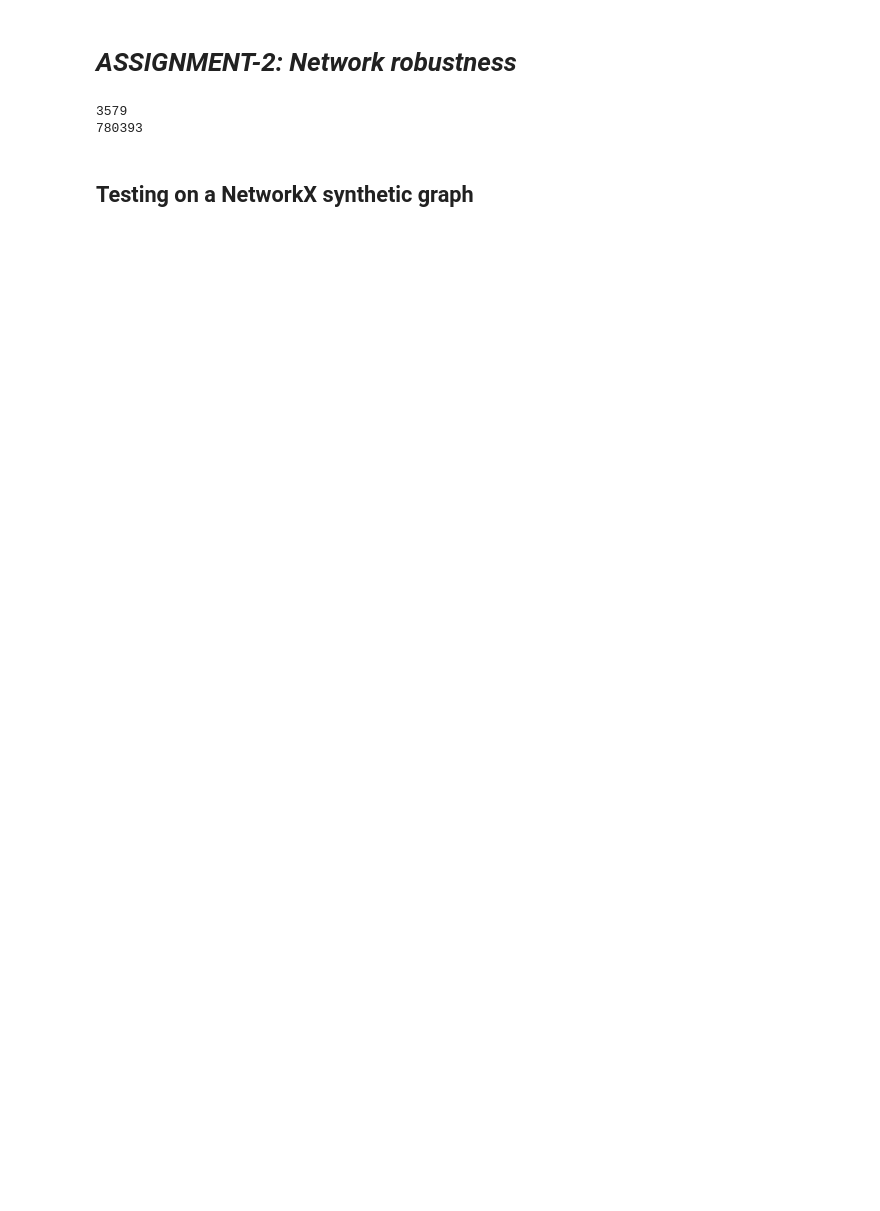
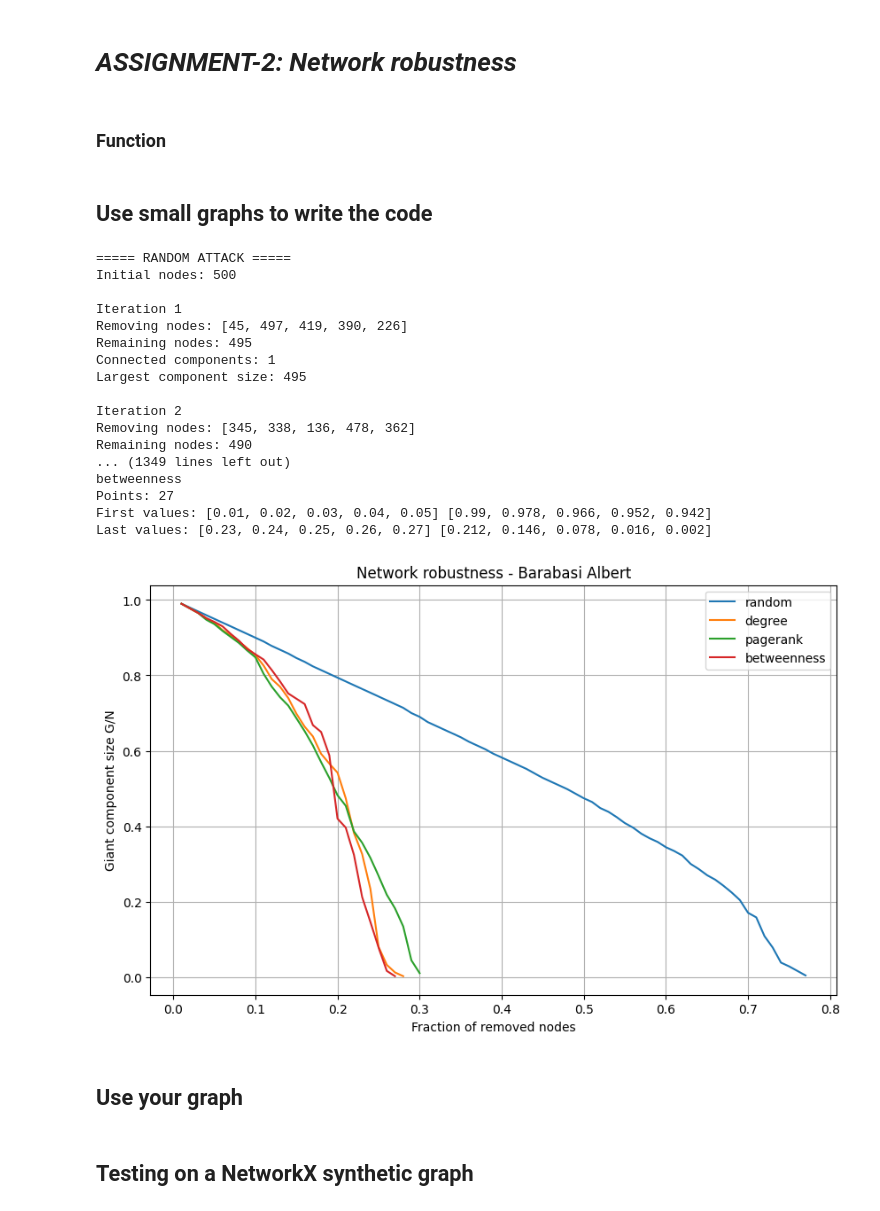
Before and after one commit to CamillaMagistrello/NETWORK_ANALYSIS, a Jupyter notebook: ASSIGNMENTS/src/assignment2.ipynb, the cells around one changed output. Cells and saved outputs as stored; diff of their text form; code cells hidden in the pictures; blank space fills up the shorter version.

```diff
--- a/ASSIGNMENTS/src/assignment2.ipynb
+++ b/ASSIGNMENTS/src/assignment2.ipynb
@@ -7,3 +7,5 @@ import matplotlib.pyplot as plt
 from pathlib import Path
 import random
 from itertools import combinations
+# %% [markdown]
+### Function
@@ -10,3 +87,52 @@ from itertools import combinations
+# %% [markdown]
+## Use small graphs to write the code
+# %%
+G = nx.barabasi_albert_graph(500, 3)
+strategies = [
+    "random",
+    "degree",
+    "pagerank",
+    "betweenness"
+]
+
+plt.figure(figsize=(10, 6))
+for strategy in strategies:
+    x, y = attack(G, strategy, step=5)
+    print(strategy)
+    print("Points:", len(x))
+    print("First values:", x[:5], y[:5])
+    print("Last values:", x[-5:], y[-5:])
+    print()
+
+    plt.plot(x, y, label=strategy)
+
+plt.xlabel("Fraction of removed nodes")
+plt.ylabel("Giant component size G/N")
+plt.title("Network robustness - Barabasi Albert")
+plt.legend()
+plt.grid()
+plt.show()
+# %% [output]
+===== RANDOM ATTACK =====
+Initial nodes: 500
+
+Iteration 1
+Removing nodes: [45, 497, 419, 390, 226]
+Remaining nodes: 495
+Connected components: 1
+Largest component size: 495
+
+Iteration 2
+Removing nodes: [345, 338, 136, 478, 362]
+Remaining nodes: 490
+... (1349 lines left out)
+betweenness
+Points: 27
+First values: [0.01, 0.02, 0.03, 0.04, 0.05] [0.99, 0.978, 0.966, 0.952, 0.942]
+Last values: [0.23, 0.24, 0.25, 0.26, 0.27] [0.212, 0.146, 0.078, 0.016, 0.002]
+[figure, added]
+# %% [markdown]
+## Use your graph
 # %%
 BASE_DIR = Path().resolve().parent
 DATASET_PATH = BASE_DIR / "data" / "anime_filtered.csv"
@@ -26,9 +152,6 @@ def build_graph(filtered):
 G = build_graph(filtered=df)
 print(G.number_of_nodes())
 print(G.number_of_edges())
-# %% [output]
-3579
-780393
 # %%
 def giant_component(G):
     if G.number_of_nodes() == 0:
```
Also changed, not shown: parts of 12 cells of this notebook.
